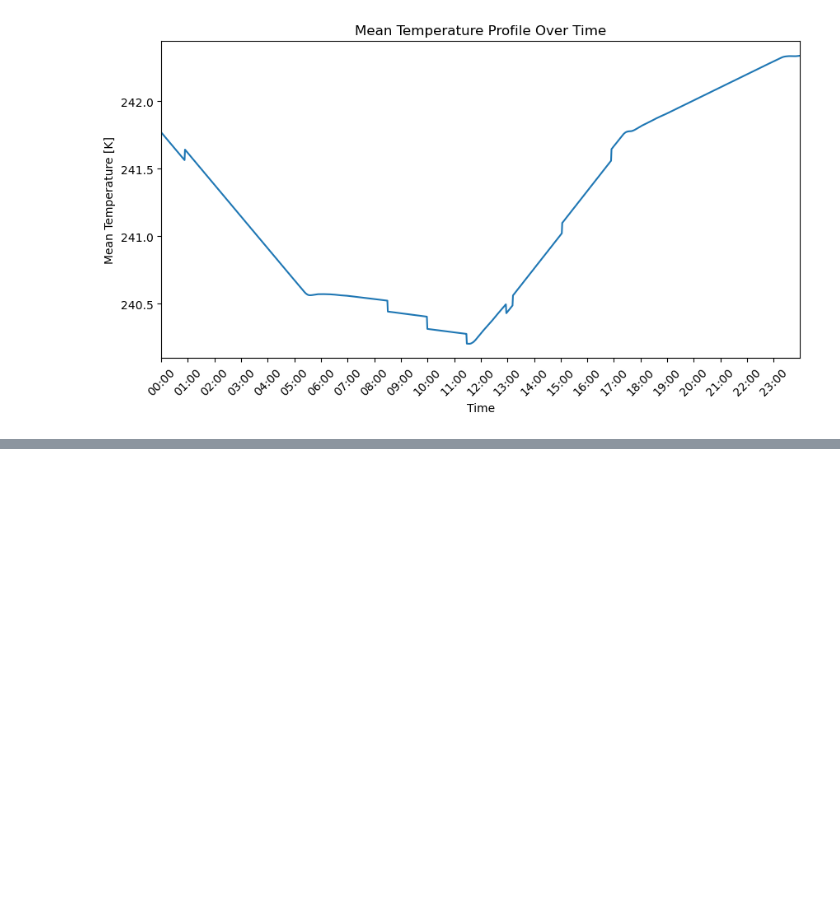
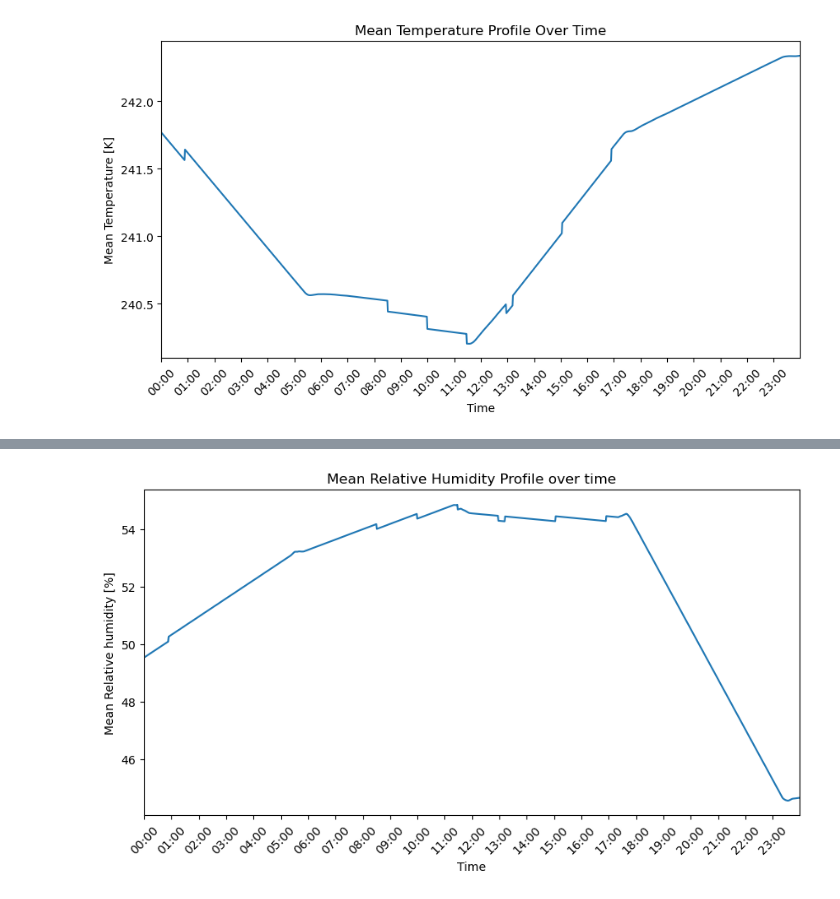
Before and after one commit to clevernat/BL-term-project, a Jupyter notebook: term-project.ipynb, the cells around one changed output, grey strips where cells are left out. Cells and saved outputs as stored; diff of their text form; code cells hidden in the pictures; blank space fills up the shorter version.

```diff
--- a/term-project.ipynb
+++ b/term-project.ipynb
@@ -189,0 +227,25 @@ plt.xticks(rotation=45);
+# %%
+# Creating the plot using fig, ax
+fig, ax = plt.subplots(figsize=(10, 5))
+
+# Plotting the data
+ax.plot(time, mean_relative_humidity)
+
+# Formatting the plot
+ax.set_xlabel('Time')
+ax.set_ylabel('Mean Relative humidity [%]')
+ax.set_title('Mean Relative Humidity Profile over time')
+
+# Set x-ticks at regular intervals (e.g., every 3 hours)
+ax.xaxis.set_major_locator(mdates.HourLocator(interval=1))
+ax.xaxis.set_major_formatter(mdates.DateFormatter('%H:%M'))
+
+# Set x-axis limits from 00:00 to 23:59 on March 13th
+start_time = datetime.datetime(2020, 3, 13, 0, 0)
+end_time = datetime.datetime(2020, 3, 13, 23, 59)
+ax.set_xlim(start_time, end_time)
+
+# Rotate the x-tick labels for better readability
+plt.xticks(rotation=45);
+# %% [output]
+[figure, added]
```
Also changed, not shown: parts of 6 cells of this notebook.
